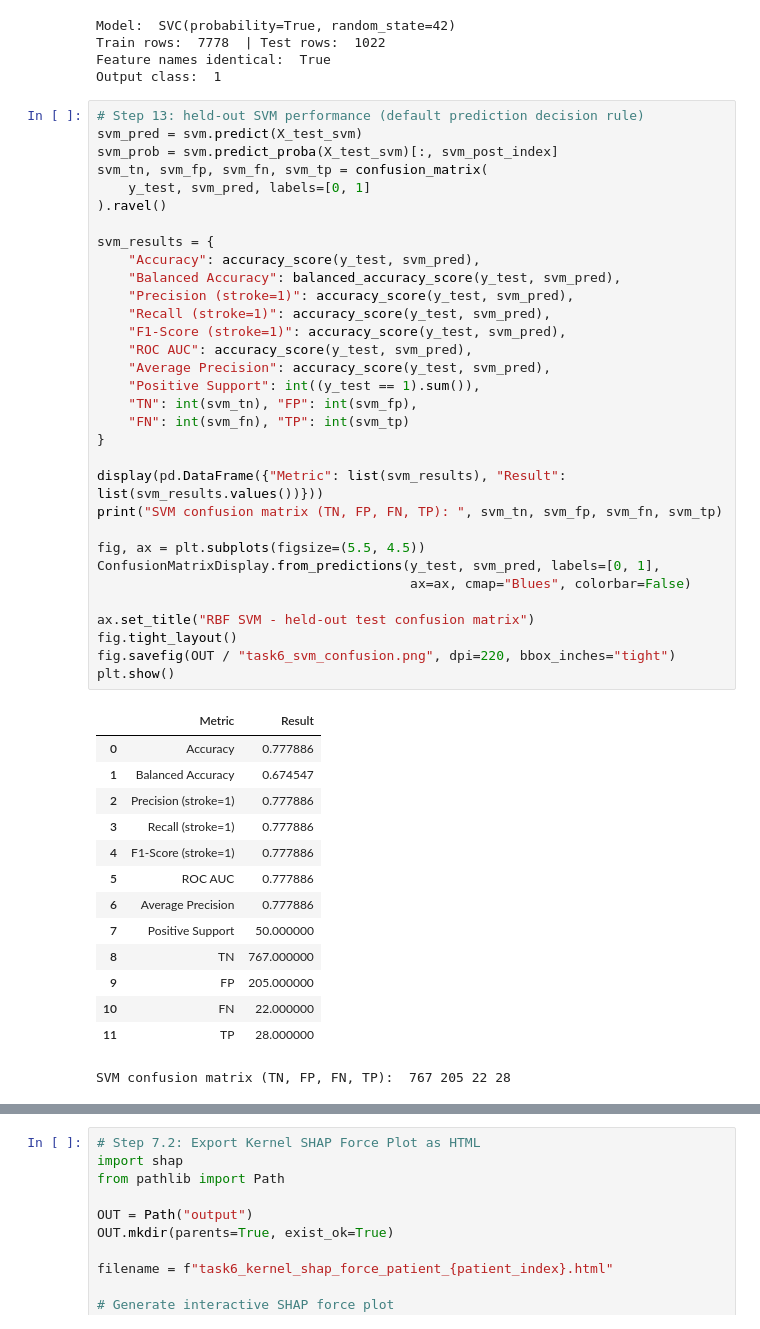
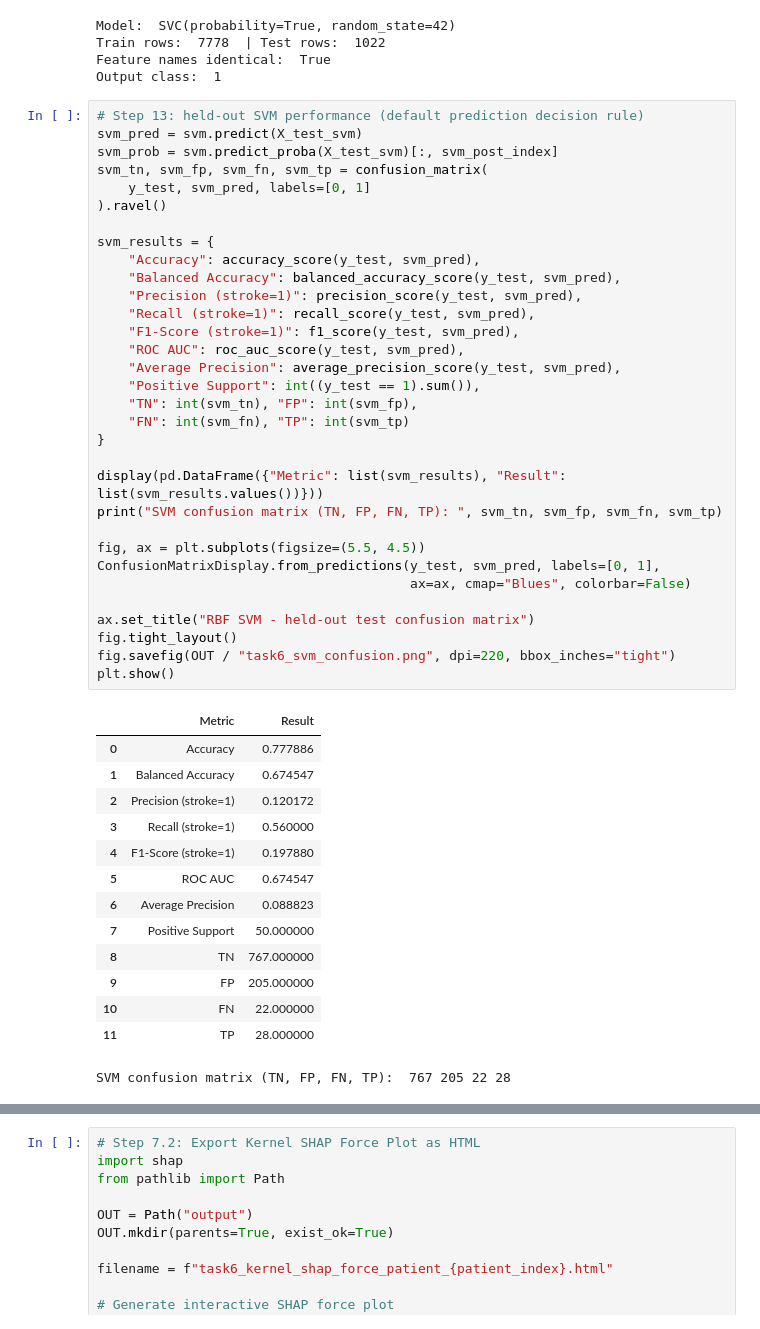
Before and after one commit to ChristineFJT/XAI_Stroke_Classification_SHAP, a Jupyter notebook: XAI_Stroke_Classification_SHAP/Stroke Classification and SHAP.ipynb, the cells around one changed output, grey strips where cells are left out. Cells and saved outputs as stored; diff of their text form.

```diff
--- a/XAI_Stroke_Classification_SHAP/Stroke Classification and SHAP.ipynb
+++ b/XAI_Stroke_Classification_SHAP/Stroke Classification and SHAP.ipynb
@@ -1150,43 +1150,43 @@ Output class:  1
 # Step 13: held-out SVM performance (default prediction decision rule)
 svm_pred = svm.predict(X_test_svm)
 svm_prob = svm.predict_proba(X_test_svm)[:, svm_post_index]
 svm_tn, svm_fp, svm_fn, svm_tp = confusion_matrix(
     y_test, svm_pred, labels=[0, 1]
 ).ravel()
 
 svm_results = {
     "Accuracy": accuracy_score(y_test, svm_pred),
     "Balanced Accuracy": balanced_accuracy_score(y_test, svm_pred),
-    "Precision (stroke=1)": accuracy_score(y_test, svm_pred),
-    "Recall (stroke=1)": accuracy_score(y_test, svm_pred),
-    "F1-Score (stroke=1)": accuracy_score(y_test, svm_pred),
-    "ROC AUC": accuracy_score(y_test, svm_pred),
-    "Average Precision": accuracy_score(y_test, svm_pred),
+    "Precision (stroke=1)": precision_score(y_test, svm_pred),
+    "Recall (stroke=1)": recall_score(y_test, svm_pred),
+    "F1-Score (stroke=1)": f1_score(y_test, svm_pred),
+    "ROC AUC": roc_auc_score(y_test, svm_pred),
+    "Average Precision": average_precision_score(y_test, svm_pred),
     "Positive Support": int((y_test == 1).sum()),
     "TN": int(svm_tn), "FP": int(svm_fp),
     "FN": int(svm_fn), "TP": int(svm_tp)
 }
 
 display(pd.DataFrame({"Metric": list(svm_results), "Result": list(svm_results.values())}))
 print("SVM confusion matrix (TN, FP, FN, TP): ", svm_tn, svm_fp, svm_fn, svm_tp)
 
 fig, ax = plt.subplots(figsize=(5.5, 4.5))
 ConfusionMatrixDisplay.from_predictions(y_test, svm_pred, labels=[0, 1],
                                         ax=ax, cmap="Blues", colorbar=False)
 
 ax.set_title("RBF SVM - held-out test confusion matrix")
 fig.tight_layout()
 fig.savefig(OUT / "task6_svm_confusion.png", dpi=220, bbox_inches="tight")
 plt.show()
 # %% [output]
 |  | Metric | Result |
 | 0 | Accuracy | 0.777886 |
 | 1 | Balanced Accuracy | 0.674547 |
-| 2 | Precision (stroke=1) | 0.777886 |
-| 3 | Recall (stroke=1) | 0.777886 |
-| 4 | F1-Score (stroke=1) | 0.777886 |
-| 5 | ROC AUC | 0.777886 |
-| 6 | Average Precision | 0.777886 |
+| 2 | Precision (stroke=1) | 0.120172 |
+| 3 | Recall (stroke=1) | 0.560000 |
+| 4 | F1-Score (stroke=1) | 0.197880 |
+| 5 | ROC AUC | 0.674547 |
+| 6 | Average Precision | 0.088823 |
 | 7 | Positive Support | 50.000000 |
 | 8 | TN | 767.000000 |
 | 9 | FP | 205.000000 |
```
Also changed, not shown: parts of 10 cells of this notebook, 9 other files.
